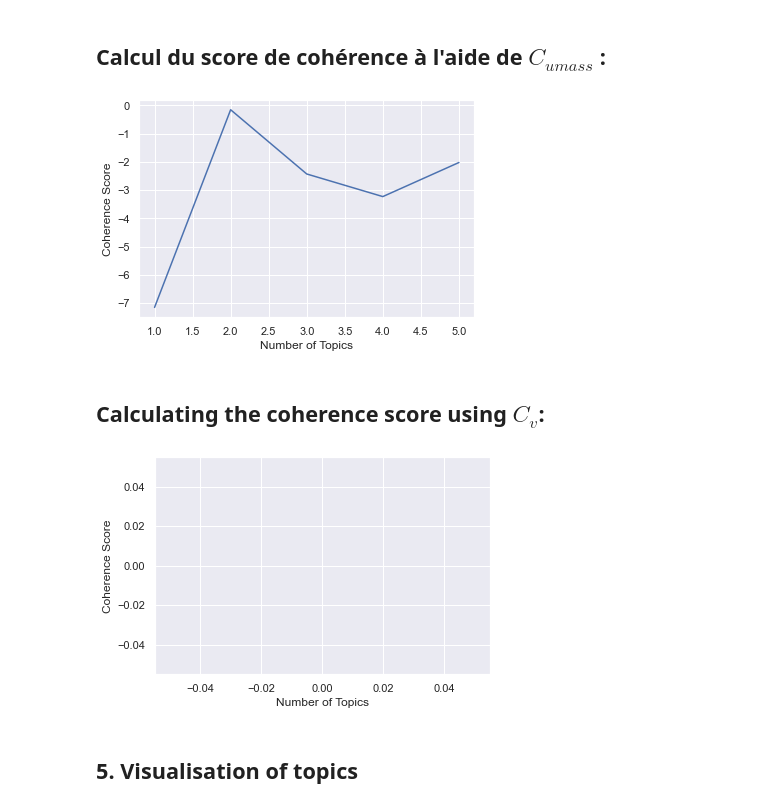
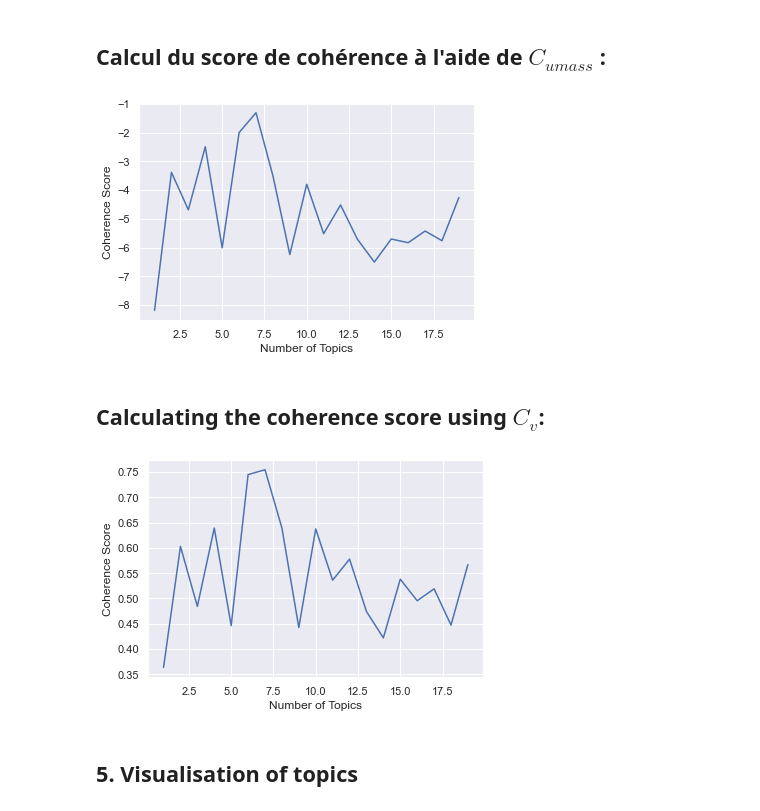
Before and after one commit to IbrahimOued/NLP-1-rattrapage-UVBF, a Jupyter notebook: nlp1_rattrapage/notebook.ipynb, the cells around one changed output. Saved outputs shown, nothing was run; the diff lists cells and outputs as text; code cells hidden in the pictures.

```diff
--- a/nlp1_rattrapage/notebook.ipynb
+++ b/nlp1_rattrapage/notebook.ipynb
@@ -42,38 +42,3 @@ You can now load the package via spacy.load('fr_core_news_md')
 [Project link here](https://towardsdatascience.com/topic-modelling-in-python-with-spacy-and-gensim-dc8f7748bdbf)
 # %% [markdown]
 ### 1. Collecte des données
-# %%
-def get_documents(path):
-  """
-  Extract text from a PDF file.
-  """
-  dataset = []
-  for file in os.listdir(path):
-    if file.endswith('.pdf'):
-      pdf_file = open(path + '/' + file, 'rb')
-      pdf = PdfFileReader(pdf_file)
-      page = pdf.pages[-1]
-      if file == 'BEA2016-0759.pdf':
-        text = page.extract_text()
-        text = text.split('Conclusion')[1]
-      elif file == 'n-ca001215_05.pdf':
-        # La section Conclusion est à l'avant dernière page
-        # contrairement aux 2 autres documents
-        text = ""
-        # page = pdf.pages[-1]
-        # text =  page.extract_text()
-        # print(text)
-        # text = text.split('Conclusion')[1]
-
-      elif file == 'n-tg000906_06.pdf':
-        text = page.extract_text()
-        text = text.split('CONCLUSION')[1]
-
-      row = [str(file), text]
-    dataset.append(row)
-  df = pd.DataFrame(dataset, columns=['PDF', 'Content'])
-  return df
-
-
-df = get_documents('../docs')
-df.head()
@@ -119,7 +140,7 @@ print(dictionary.token2id)
 ### Création de notre corpus
 # %%
 corpus = [dictionary.doc2bow(doc) for doc in df['tokens']]
-lda_model = LdaMulticore(corpus=corpus, id2word=dictionary, iterations=50, num_topics=3, workers = 4, passes=10)
+lda_model = LdaMulticore(corpus=corpus, id2word=dictionary, num_topics=5, workers = 4, passes=10)
 # %% [markdown]
 ## 4. Création du modèle
 # %% [markdown]
@@ -127,7 +148,7 @@ lda_model = LdaMulticore(corpus=corpus, id2word=dictionary, iterations=50, num_t
 # %%
 topics = []
 score = []
-for i in range(1,6,1):
+for i in range(1,20,1):
    lda_model = LdaMulticore(corpus=corpus, id2word=dictionary, iterations=10, num_topics=i, workers = 4, passes=10, random_state=100)
    cm = CoherenceModel(model=lda_model, corpus=corpus, dictionary=dictionary, coherence='u_mass')
    topics.append(i)
@@ -137,21 +158,21 @@ _=plt.xlabel('Number of Topics')
 _=plt.ylabel('Coherence Score')
 plt.show()
 # %% [output]
-[figure, old version]
+[figure, new version]
 # %% [markdown]
 ## Calculating the coherence score using $C_v$:
 # %%
 topics = []
 score = []
-for i in range(1,6,1):
+for i in range(1,20,1):
    lda_model = LdaMulticore(corpus=corpus, id2word=dictionary, iterations=10, num_topics=i, workers = 4, passes=10, random_state=100)
    cm = CoherenceModel(model=lda_model, texts = df['tokens'], corpus=corpus, dictionary=dictionary, coherence='c_v')
    topics.append(i)
    score.append(cm.get_coherence())
 plt.plot(topics, score)
 plt.xlabel('Number of Topics')
 plt.ylabel('Coherence Score')
 plt.show()
 # %% [output]
-[figure, old version]
+[figure, new version]
 # %%
```
Also changed, not shown: parts of 5 cells of this notebook.
